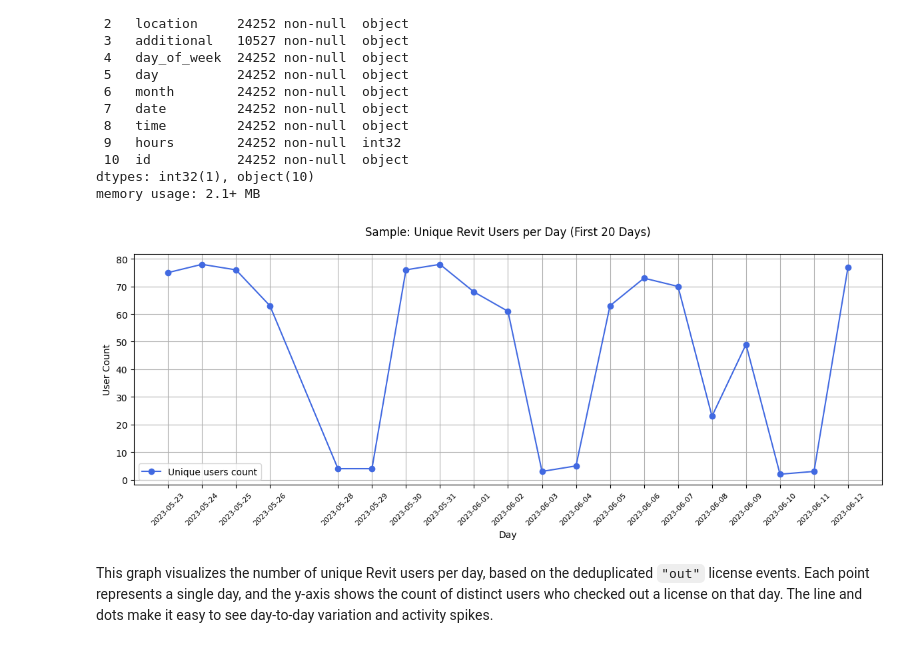
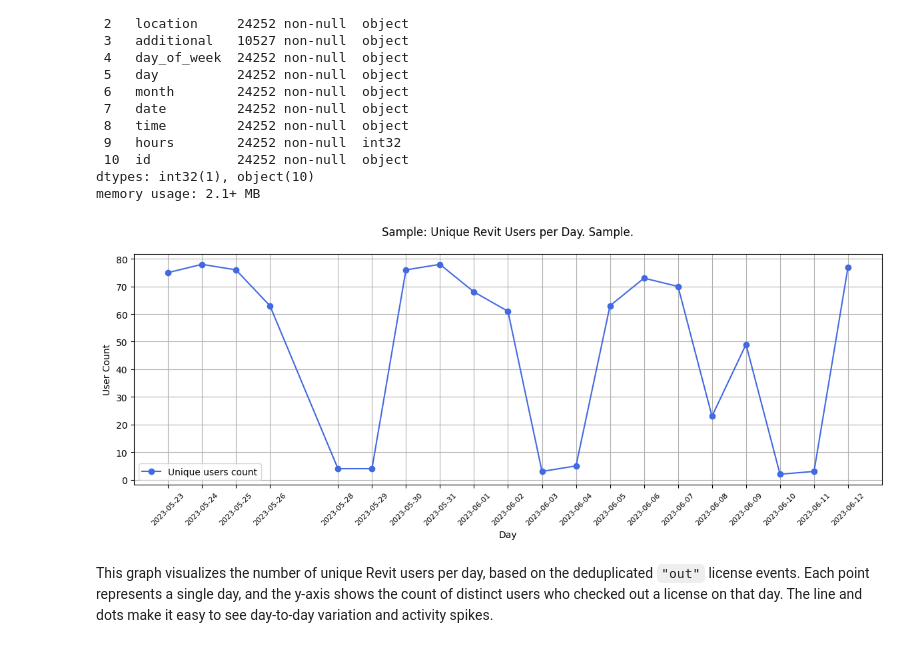
Before and after one commit to olgapoletkina/RVT_license_analysis, a Jupyter notebook: Revit__license_use_analysis.ipynb, the cells around one changed output. Saved outputs shown, nothing was run; the diff lists cells and outputs as text; code cells hidden in the pictures.

```diff
--- a/Revit__license_use_analysis.ipynb
+++ b/Revit__license_use_analysis.ipynb
@@ -305,21 +305,21 @@ in_entrances = data_new1[data_new1['status'] == 'out'].pivot_table(index=['date'
 # %%
 sample_in_entrances = in_entrances.head(20)
 
 fig, ax = plt.subplots(figsize=(12, 5))
 ax.plot(sample_in_entrances.index, sample_in_entrances['id'], 'o-', color='royalblue')
 
 ax.set_xticks(sample_in_entrances.index)
 ax.set_xticklabels([str(date)[:10] for date in sample_in_entrances.index], rotation=45, fontsize=8)
 
-plt.title('Sample: Unique Revit Users per Day (First 20 Days)', pad=20)
+plt.title('Sample: Unique Revit Users per Day. Sample.', pad=20)
 plt.xlabel('Day')
 plt.ylabel('User Count')
 plt.legend(['Unique users count'], loc='lower left')
 plt.grid(True)
 plt.tight_layout()
 plt.show()
 # %% [output]
-[figure, old version]
+[figure, new version]
 # %% [markdown]
 This graph visualizes the number of unique Revit users per day, based on the deduplicated `"out"` license events. Each point represents a single day, and the y-axis shows the count of distinct users who checked out a license on that day. The line and dots make it easy to see day-to-day variation and activity spikes.
 # %%
```
Also changed, not shown: parts of 3 cells of this notebook, 3 other files.
